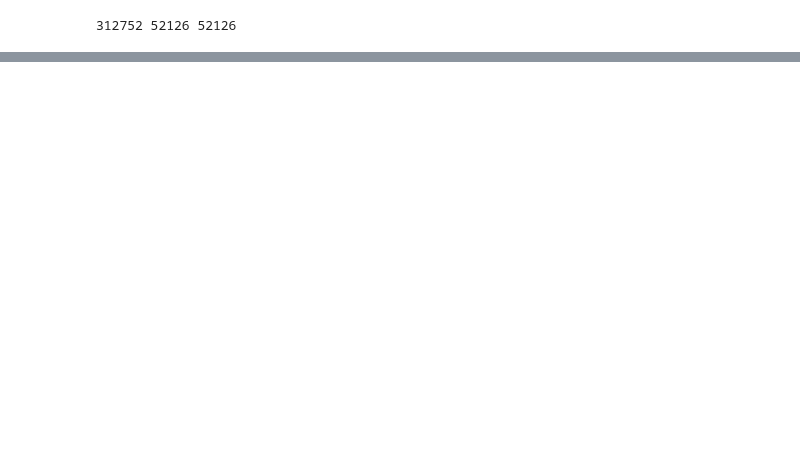
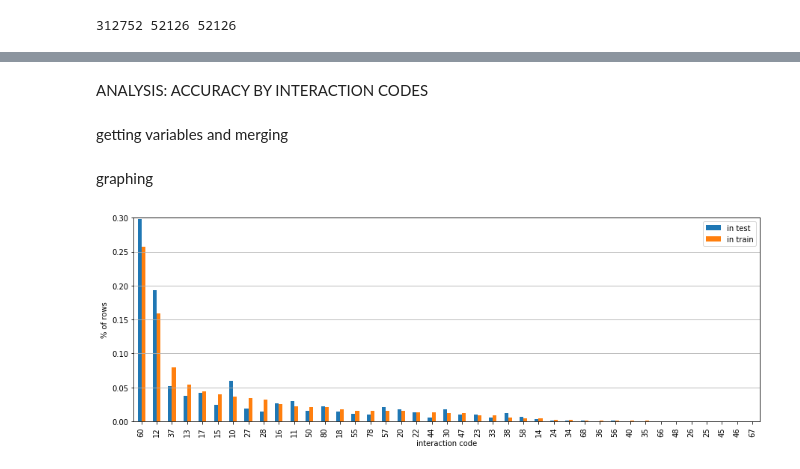
Before and after one commit to darshansumant/ml_nlp_conflict, a Jupyter notebook: objective_1_v3.ipynb, the cells around one changed output, grey strips where cells are left out. Saved outputs shown, nothing was run; the diff lists cells and outputs as text; code cells hidden in the pictures; blank space fills up the shorter version.

```diff
--- a/objective_1_v3.ipynb
+++ b/objective_1_v3.ipynb
@@ -273,0 +361,4 @@ test_classif_main =
+# %% [markdown]
+ANALYSIS: ACCURACY BY INTERACTION CODES
+# %% [markdown]
+getting variables and merging
@@ -273,0 +385,24 @@ test_classif_main =
+# %%
+merge_inter = pd.merge(merge_inter, error_int.reset_index(),
+                       on = 'interaction', how = 'outer')
+# %%
+merge_inter = pd.merge(merge_inter, train_char.reset_index(),
+                       on = 'interaction', how = 'outer')
+# %%
+merge_inter.columns = ['interaction code', 'in test', 'in train', 'accuracy', 'characters']
+# %% [markdown]
+graphing
+# %%
+merge_inter = merge_inter.sort_values(['in train'], ascending = False)
+# %%
+err2 = merge_inter.plot.bar(x = 'interaction code',
+                                 y = ['in test', 'in train'],
+                                 figsize = (15,5),
+                            sort_columns = True
+
+                                )
+err2.set_ylim(0, .3)
+err2.set_ylabel('% of rows')
+err2.grid('on', which='major', axis='y' )
+# %% [output]
+[figure, added]
```
Also changed, not shown: parts of 63 cells of this notebook.
